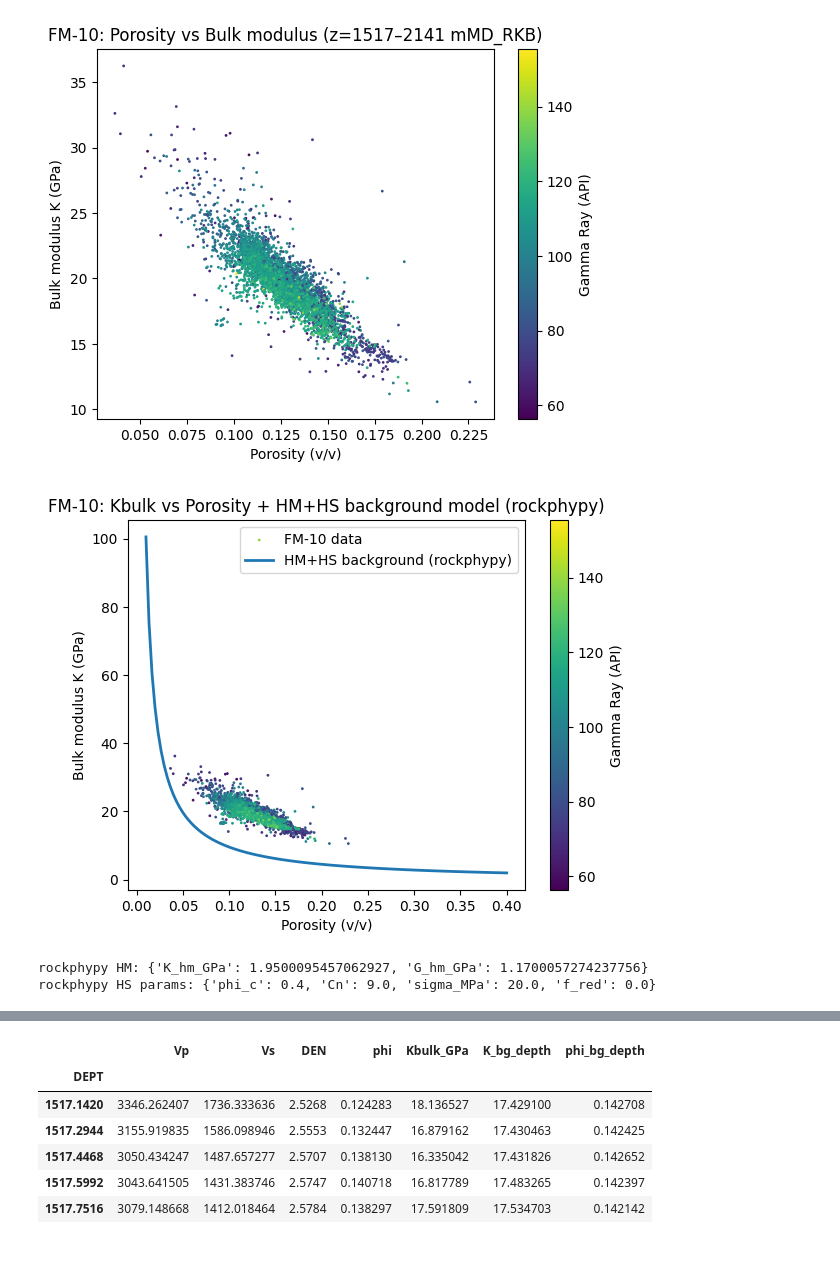
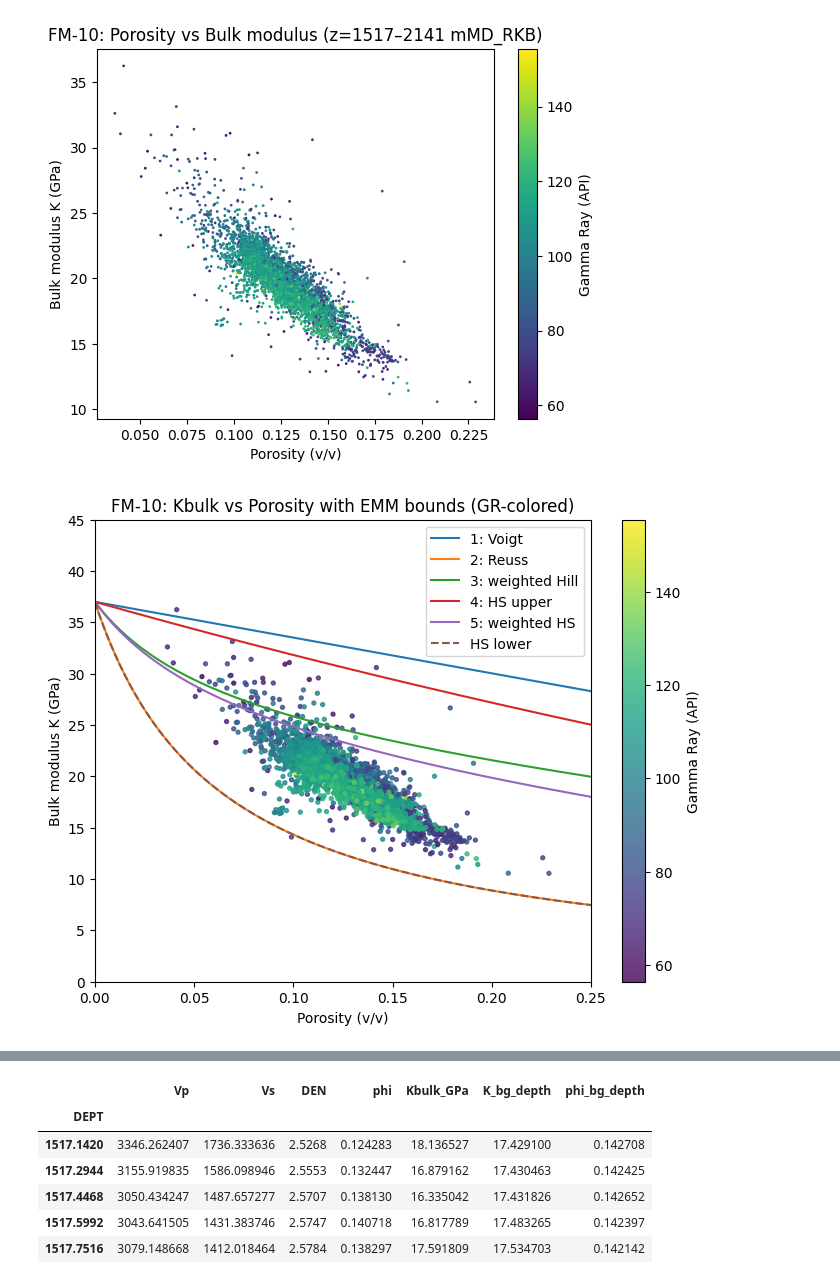
Before and after one commit to erikooooo/well_data_preprocessing, a Jupyter notebook: Excerise_1/Code/Rck_physics2.ipynb, the cells around one changed output, grey strips where cells are left out. Drawn from its saved outputs; the diff is of its cells as text; code cells hidden in the pictures; blank space fills up the shorter version.

Commit message:
lagt til bounds og snudd på depth graf

```diff
--- a/Excerise_1/Code/Rck_physics2.ipynb
+++ b/Excerise_1/Code/Rck_physics2.ipynb
@@ -179,18 +203,29 @@ if K_hm > 1e-9 and len(K_bg) > 0:
 # %%
-plt.figure()
-plt.scatter(fm10["phi"], fm10["Kbulk_GPa"], c=fm10["GR"], s=1, label="FM-10 data")
-plt.plot(phi_grid, K_bg, linewidth=2, label="HM+HS background (rockphypy)")
+plt.figure(figsize=(8,6))
+
+sc = plt.scatter(
+    fm10["phi"], fm10["Kbulk_GPa"],
+    c=fm10["GR"], s=8, cmap="viridis", alpha=0.8
+)
+
+plt.plot(phi_grid2, K_voigt, label="1: Voigt")
+plt.plot(phi_grid2, K_reuss, label="2: Reuss")
+plt.plot(phi_grid2, K_wHill, label="3: weighted Hill")
+plt.plot(phi_grid2, K_HS_U,  label="4: HS upper")d
+plt.plot(phi_grid2, K_wHS,   label="5: weighted HS")
+plt.plot(phi_grid2, K_HS_L,  linestyle="--", label="HS lower")
+
 plt.xlabel("Porosity (v/v)")
 plt.ylabel("Bulk modulus K (GPa)")
-plt.colorbar(label="Gamma Ray (API)")
-plt.title("FM-10: Kbulk vs Porosity + HM+HS background model (rockphypy)")
+plt.title("FM-10: Kbulk vs Porosity with EMM bounds (GR-colored)")
+
+cbar = plt.colorbar(sc)
+cbar.set_label("Gamma Ray (API)")
+
+plt.xlim(0, 0.25)
+plt.ylim(0, 45)
 plt.legend()
 plt.show()
-
-print("rockphypy HM:", {"K_hm_GPa": float(K_hm), "G_hm_GPa": float(G_hm)})
-print("rockphypy HS params:", {"phi_c": phi_c, "Cn": Cn, "sigma_MPa": sigma, "f_red": f_red})
 # %% [output]
-[figure, old version]
+[figure, new version]
-rockphypy HM: {'K_hm_GPa': 1.9500095457062927, 'G_hm_GPa': 1.1700057274237756}
-rockphypy HS params: {'phi_c': 0.4, 'Cn': 9.0, 'sigma_MPa': 20.0, 'f_red': 0.0}
 # %%
```
Also changed, not shown: parts of 2 cells of this notebook.
